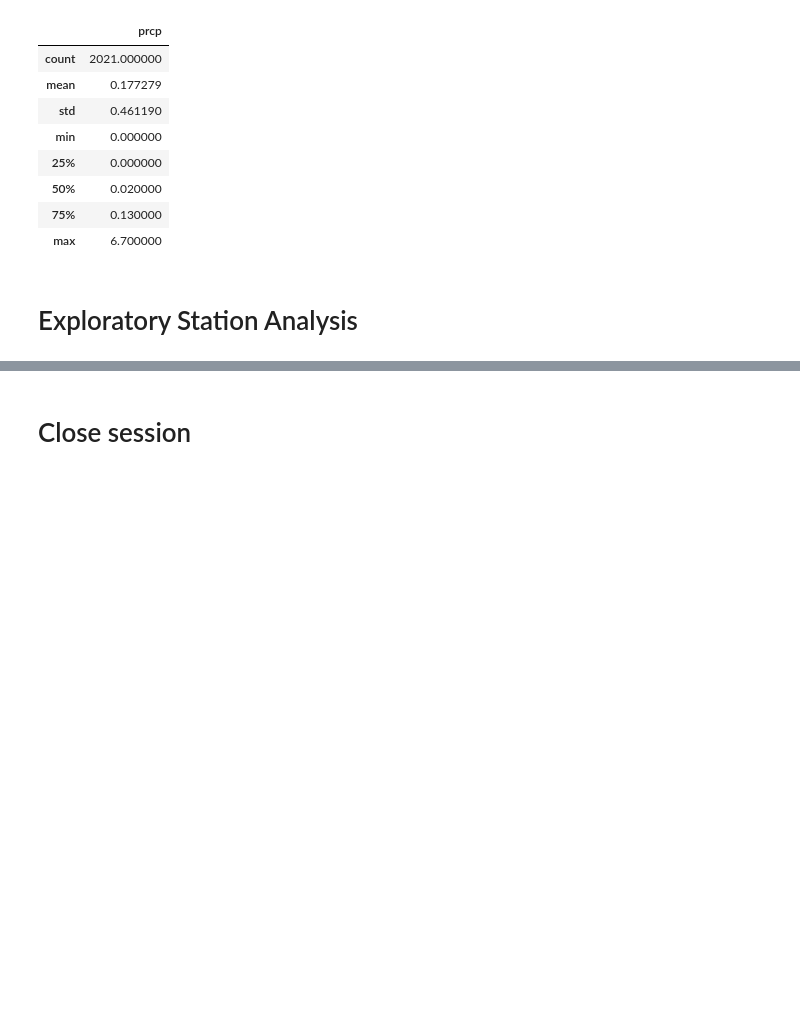
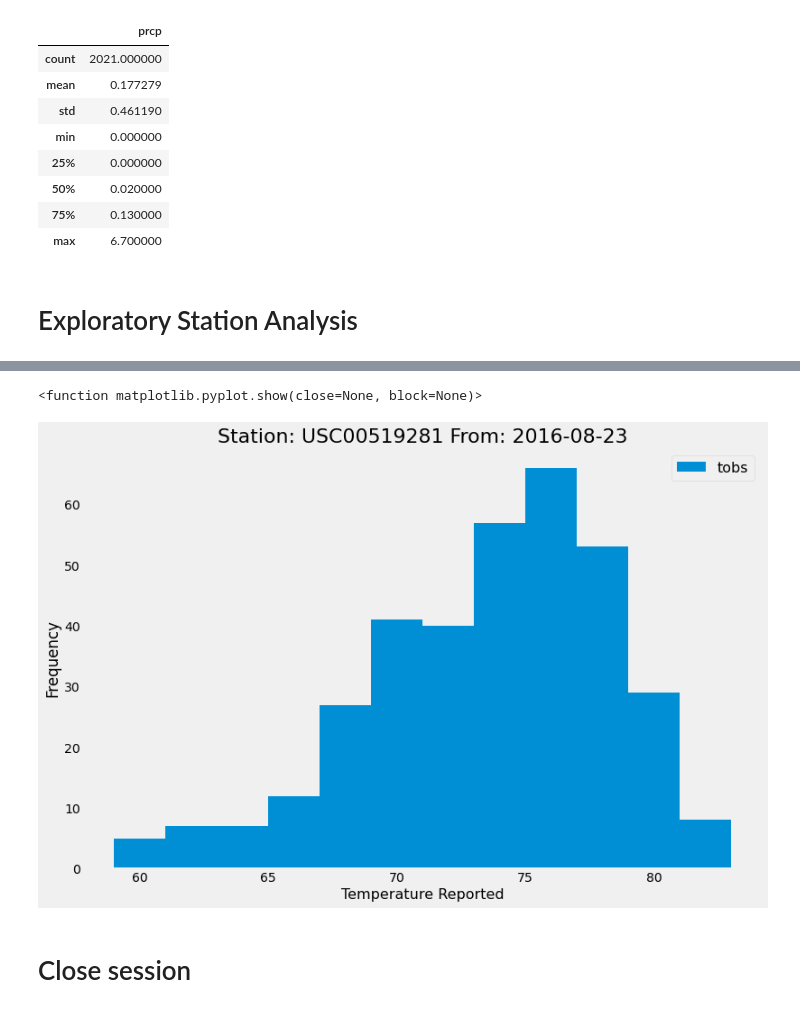
Before and after one commit to samuelroiz/Hawaii_Honu_Trip_Analysis, a Jupyter notebook: data/IPYNB/climate_starter.ipynb, the cells around one changed output, grey strips where cells are left out. Cells and saved outputs as stored; diff of their text form; code cells hidden in the pictures; blank space fills up the shorter version.

Commit message:
Adding updated files. Finished main code. Added two graphs.

```diff
--- a/data/IPYNB/climate_starter.ipynb
+++ b/data/IPYNB/climate_starter.ipynb
@@ -391,3 +431,10 @@ date_2016_08_23_df.describe()
 # %%
 # Using the most active station id
 # Query the last 12 months of temperature observation data for this station and plot the results as a histogram
+sel = [Measurement.station,
+       Measurement.tobs]
+year_diff_date_data = session.query(*sel).\
+    filter_by(station='USC00519281').\
+    filter(Measurement.date >= '2016-08-23').\
+    order_by(Measurement.station).all()
+year_diff_date_data
@@ -393,0 +459,7 @@ date_2016_08_23_df.describe()
+# %%
+# Save the query results as a Pandas DataFrame and set the index to the date column
+year_diff_date_data = pd.DataFrame(year_diff_date_data, columns=['station', 'tobs'])
+year_diff_date_data.set_index('station', inplace=True)
+
+# Sort the dataframe by date
+year_diff_date_data
@@ -394,3 +481,15 @@ date_2016_08_23_df.describe()
+# %%
+# Plot the results as a histogram with bins=12.
+year_diff_date_data.plot.hist(by='station', bins=12, figsize=(12,8))
+plt.grid()
+plt.title("Station: USC00519281 From: 2016-08-23", fontsize=22)
+plt.xlabel("Temperature Reported", fontsize=16)
+plt.legend(bbox_to_anchor=(1,1), fontsize=16)
+plt.savefig("../../Images/USC00519281_TOBS.png")
+plt.show
+# %% [output]
+<function matplotlib.pyplot.show(close=None, block=None)>
+[figure, added]
 # %% [markdown]
 # Close session
 # %%
```
Also changed, not shown: parts of 17 cells of this notebook, 4 other files.
